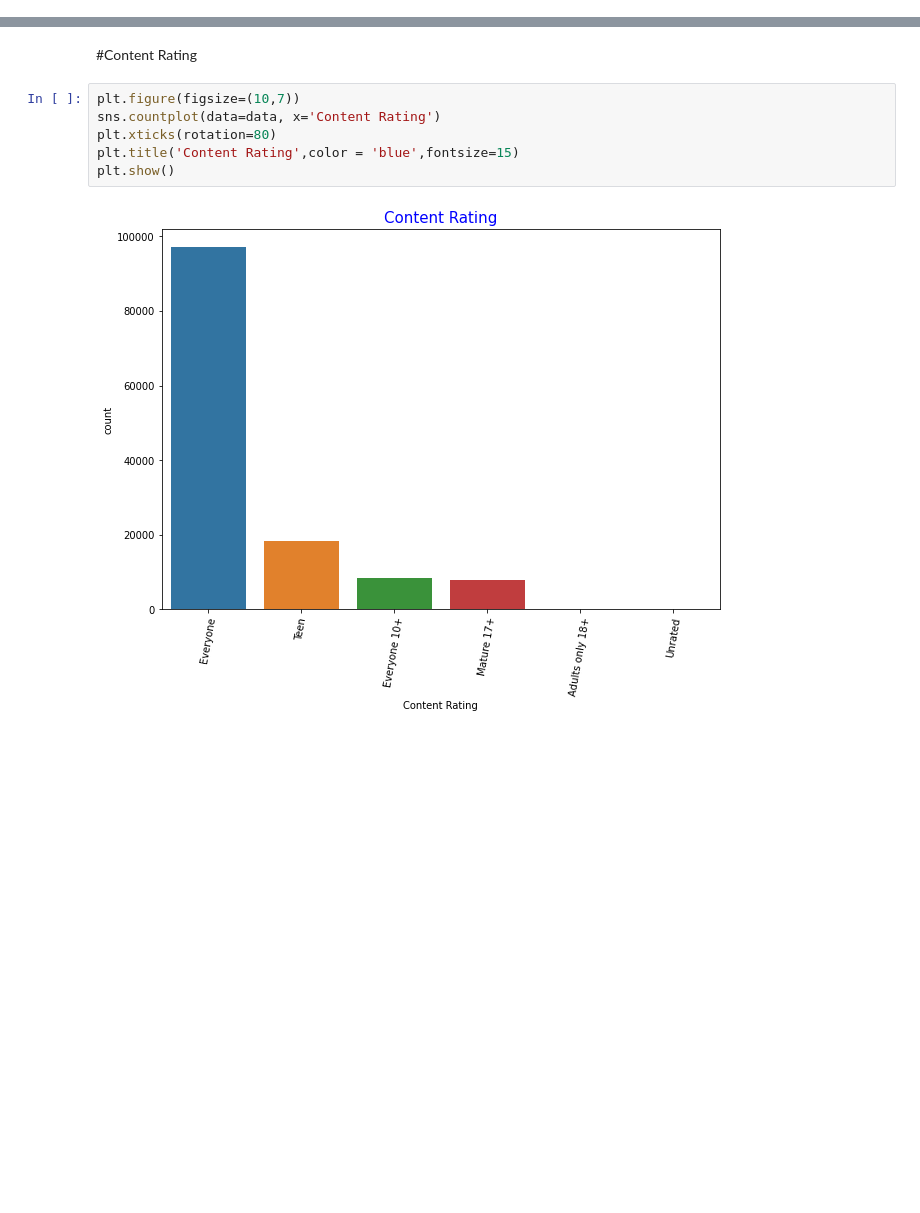
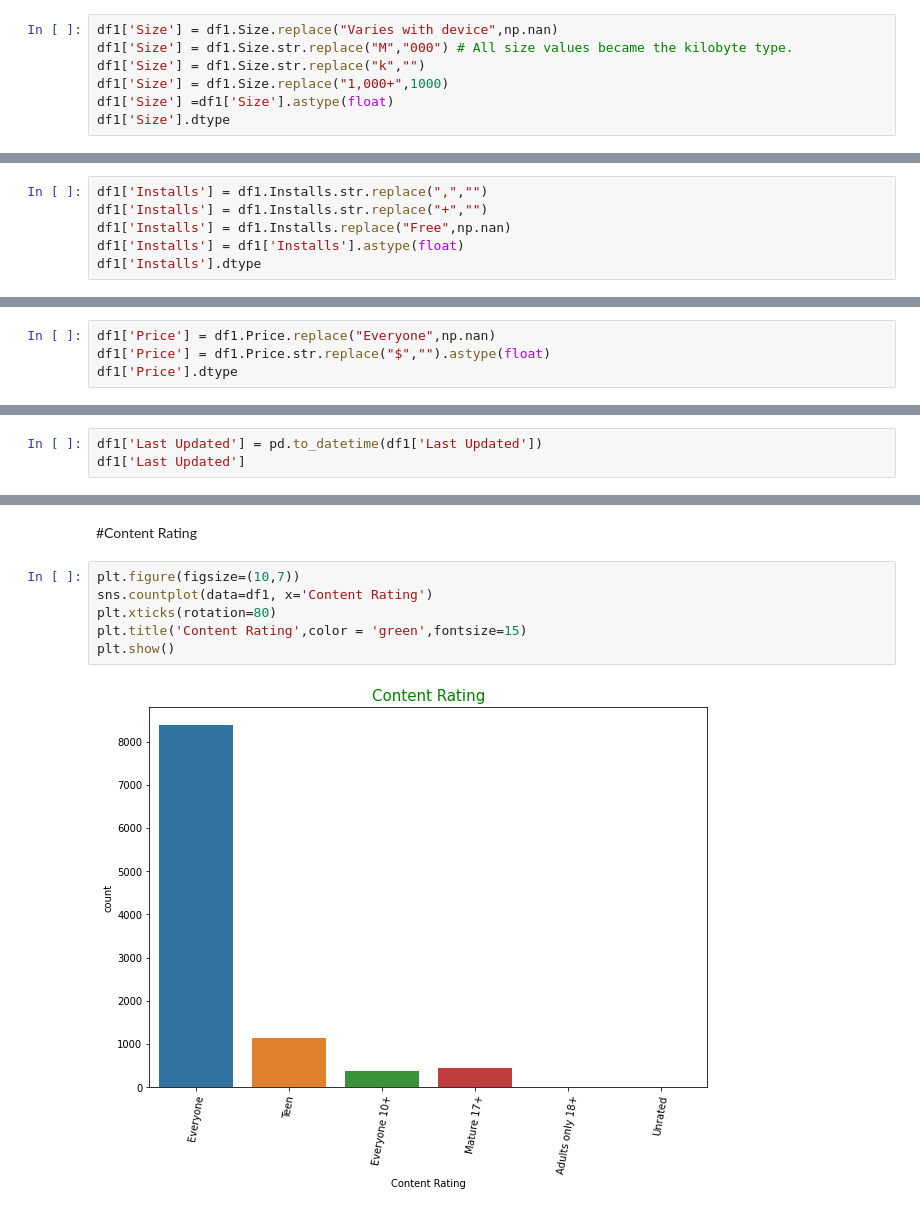
Before and after one commit to SURAJ0JAAT/GOOGLE-PLAY-STORE-ANALYSIS, a Jupyter notebook: Play_Store_App_Review_Analysis_Capstone_Project.ipynb, the cells around one changed output, grey strips where cells are left out. Cells and saved outputs as stored; diff of their text form; blank space fills up the shorter version.

```diff
--- a/Play_Store_App_Review_Analysis_Capstone_Project.ipynb
+++ b/Play_Store_App_Review_Analysis_Capstone_Project.ipynb
@@ -30,0 +233,7 @@ df2 = pd.read_csv('/content/drive/My Drive/Colab Notebooks/Play Store App Review
+# %%
+df1['Size'] = df1.Size.replace("Varies with device",np.nan)
+df1['Size'] = df1.Size.str.replace("M","000") # All size values became the kilobyte type.
+df1['Size'] = df1.Size.str.replace("k","")
+df1['Size'] = df1.Size.replace("1,000+",1000)
+df1['Size'] =df1['Size'].astype(float)
+df1['Size'].dtype
@@ -30,0 +253,6 @@ df2 = pd.read_csv('/content/drive/My Drive/Colab Notebooks/Play Store App Review
+# %%
+df1['Installs'] = df1.Installs.str.replace(",","")
+df1['Installs'] = df1.Installs.str.replace("+","")
+df1['Installs'] = df1.Installs.replace("Free",np.nan)
+df1['Installs'] = df1['Installs'].astype(float)
+df1['Installs'].dtype
@@ -30,0 +282,4 @@ df2 = pd.read_csv('/content/drive/My Drive/Colab Notebooks/Play Store App Review
+# %%
+df1['Price'] = df1.Price.replace("Everyone",np.nan)
+df1['Price'] = df1.Price.str.replace("$","").astype(float)
+df1['Price'].dtype
@@ -30,0 +296,3 @@ df2 = pd.read_csv('/content/drive/My Drive/Colab Notebooks/Play Store App Review
+# %%
+df1['Last Updated'] = pd.to_datetime(df1['Last Updated'])
+df1['Last Updated']
@@ -370,9 +507,9 @@ plt.show()
 #Content Rating
 # %%
 plt.figure(figsize=(10,7))
-sns.countplot(data=data, x='Content Rating')
+sns.countplot(data=df1, x='Content Rating')
 plt.xticks(rotation=80)
-plt.title('Content Rating',color = 'blue',fontsize=15)
+plt.title('Content Rating',color = 'green',fontsize=15)
 plt.show()
 # %% [output]
-[figure, old version]
+[figure, new version]
```
Also changed, not shown: parts of 114 cells of this notebook.
